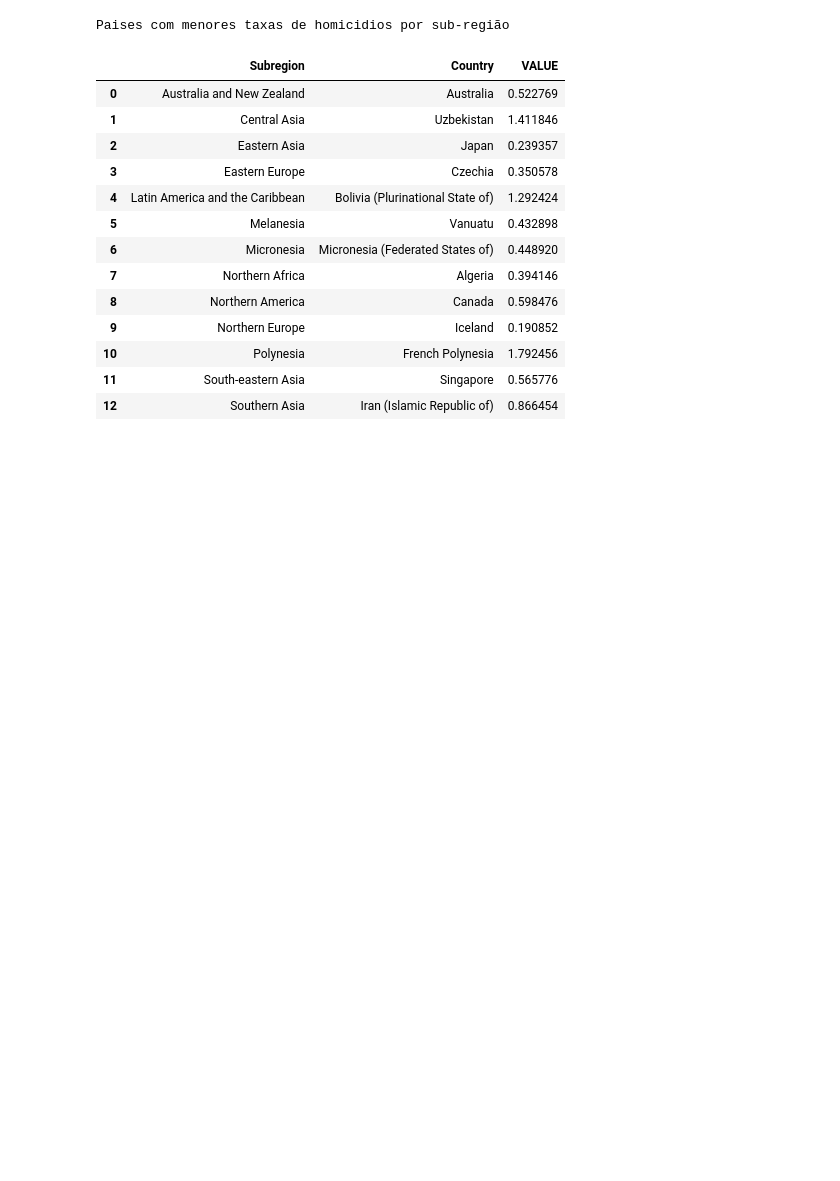
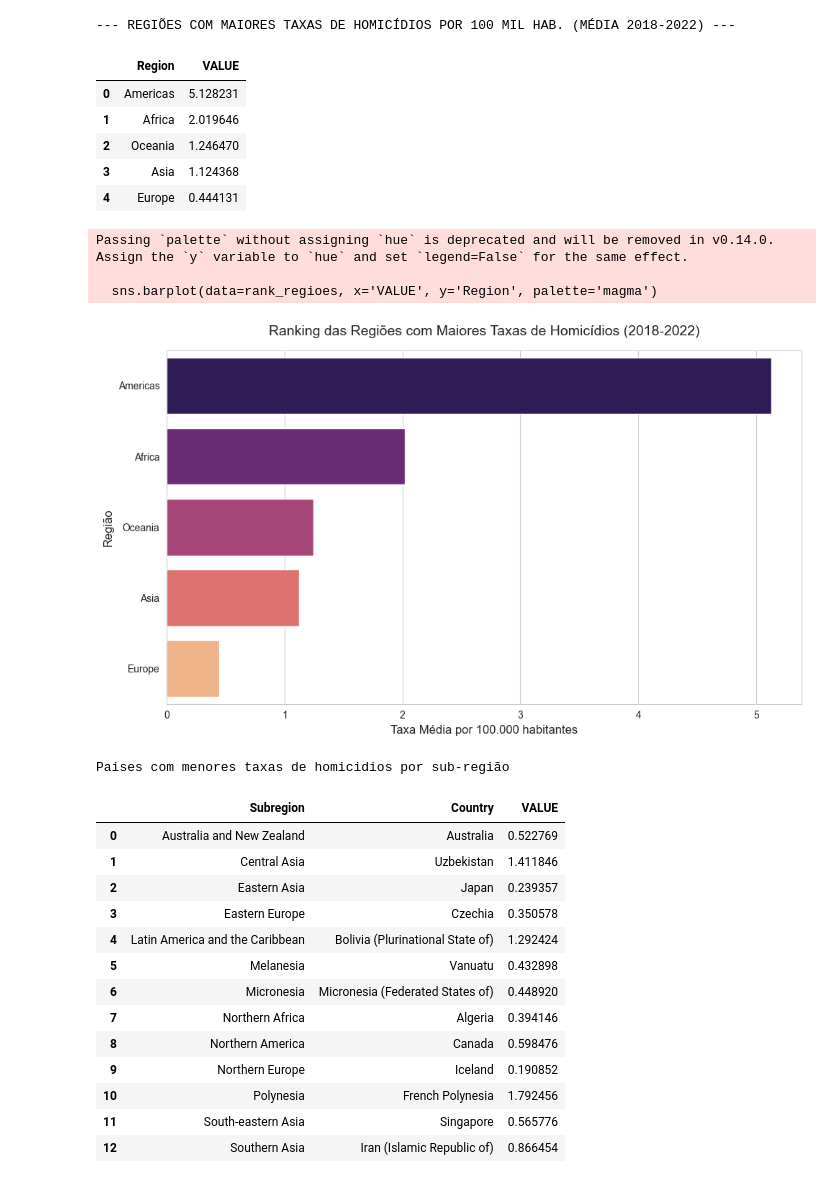
Before and after one commit to Felype-byte/Trabalho_01_Analise_Exploratoria_Regressao, a Jupyter notebook: Notebooks(Colab)/Tratamento_e_Analise.ipynb, the cells around one changed output. Drawn from its saved outputs; the diff is of its cells as text; code cells hidden in the pictures; blank space fills up the shorter version.

Commit message:
feat: adiciona Data App, Notebook EDA e README documentado

```diff
--- a/Notebooks(Colab)/Tratamento_e_Analise.ipynb
+++ b/Notebooks(Colab)/Tratamento_e_Analise.ipynb
@@ -137,3 +140,44 @@ Passing `palette` without assigning `hue` is deprecated and will be removed in v
+# %%
+# Regiões com maiores taxas de homicídios (2018-2022)
+
+# Pergunta 3 - Quais as regiões com mais homicídios nos últimos 5 anos?
+
+#Filtramos somente o que vamos usar nessa questão
+df_p3 = df[
+    (df['Year'] >= 2018) &
+    (df['Year'] <= 2022) &
+    (df['Indicator'] == 'Victims of intentional homicide') &
+    (df['Unit of measurement'] == 'Rate per 100,000 population') &
+    (df['Sex'] == 'Total') &
+    (df['Age'] == 'Total')
+].copy()
+
+rank_regioes = df_p3.groupby('Region')['VALUE'].mean().sort_values(ascending=False).reset_index()
+
+print("--- REGIÕES COM MAIORES TAXAS DE HOMICÍDIOS POR 100 MIL HAB. (MÉDIA 2018-2022) ---")
+display(rank_regioes)
+
+# Análise Exploratória
+plt.figure(figsize=(10, 6))
+sns.barplot(data=rank_regioes, x='VALUE', y='Region', palette='magma')
+
+plt.title('Ranking das Regiões com Maiores Taxas de Homicídios (2018-2022)', fontsize=14, pad=15)
+plt.xlabel('Taxa Média por 100.000 habitantes', fontsize=12)
+plt.ylabel('Região', fontsize=12)
+plt.tight_layout()
+plt.show()
+# %% [output]
+--- REGIÕES COM MAIORES TAXAS DE HOMICÍDIOS POR 100 MIL HAB. (MÉDIA 2018-2022) ---
+|  | Region | VALUE |
+| 0 | Americas | 5.128231 |
+| 1 | Africa | 2.019646 |
+| 2 | Oceania | 1.246470 |
+| 3 | Asia | 1.124368 |
+| 4 | Europe | 0.444131 |
+Passing `palette` without assigning `hue` is deprecated and will be removed in v0.14.0. Assign the `y` variable to `hue` and set `legend=False` for the same effect.
+
+  sns.barplot(data=rank_regioes, x='VALUE', y='Region', palette='magma')
+[figure, added]
 # %%
 # Pergunta 4 - Quais países com menor número (taxa) de homicídios em cada subregião?
 
```
Also changed, not shown: parts of 6 cells of this notebook, 4 other files.
